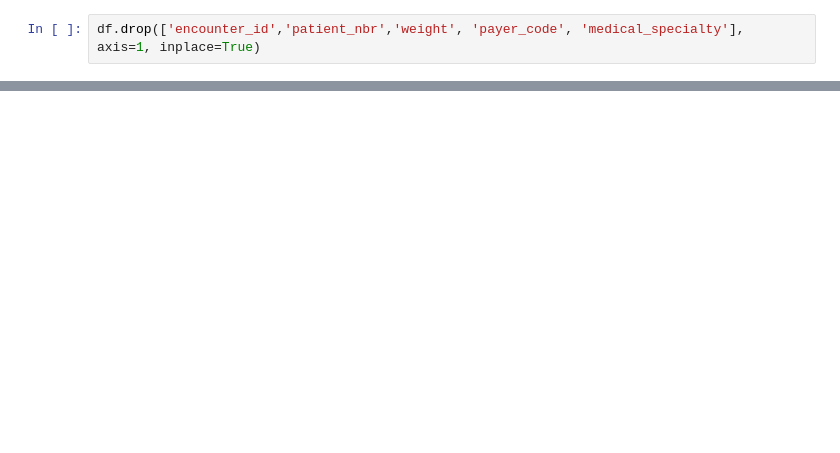
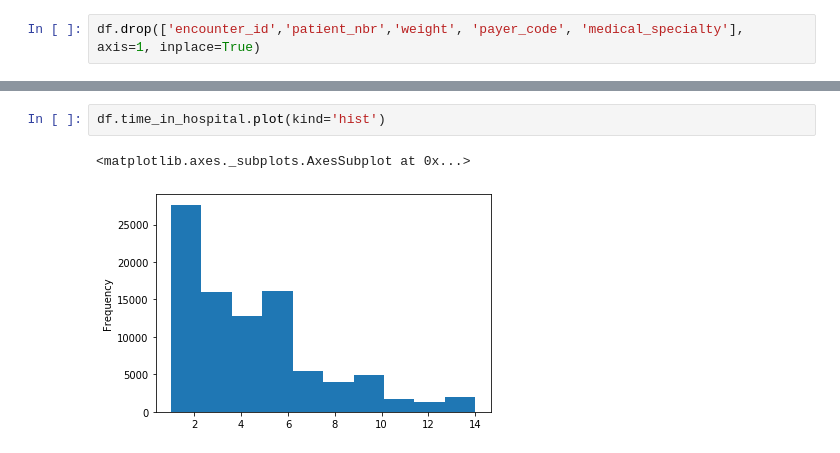
Before and after one commit to ArenCarpenter/Diabetes_Hospitalizations, a Jupyter notebook: Diabetes_Hospitalizations.ipynb, the cells around one changed output, grey strips where cells are left out. Cells and saved outputs as stored; diff of their text form; blank space fills up the shorter version.

```diff
--- a/Diabetes_Hospitalizations.ipynb
+++ b/Diabetes_Hospitalizations.ipynb
@@ -39,0 +66,5 @@ df
+# %%
+df.time_in_hospital.plot(kind='hist')
+# %% [output]
+<matplotlib.axes._subplots.AxesSubplot at 0x...>
+[figure, added]
```
Also changed, not shown: parts of 15 cells of this notebook.
